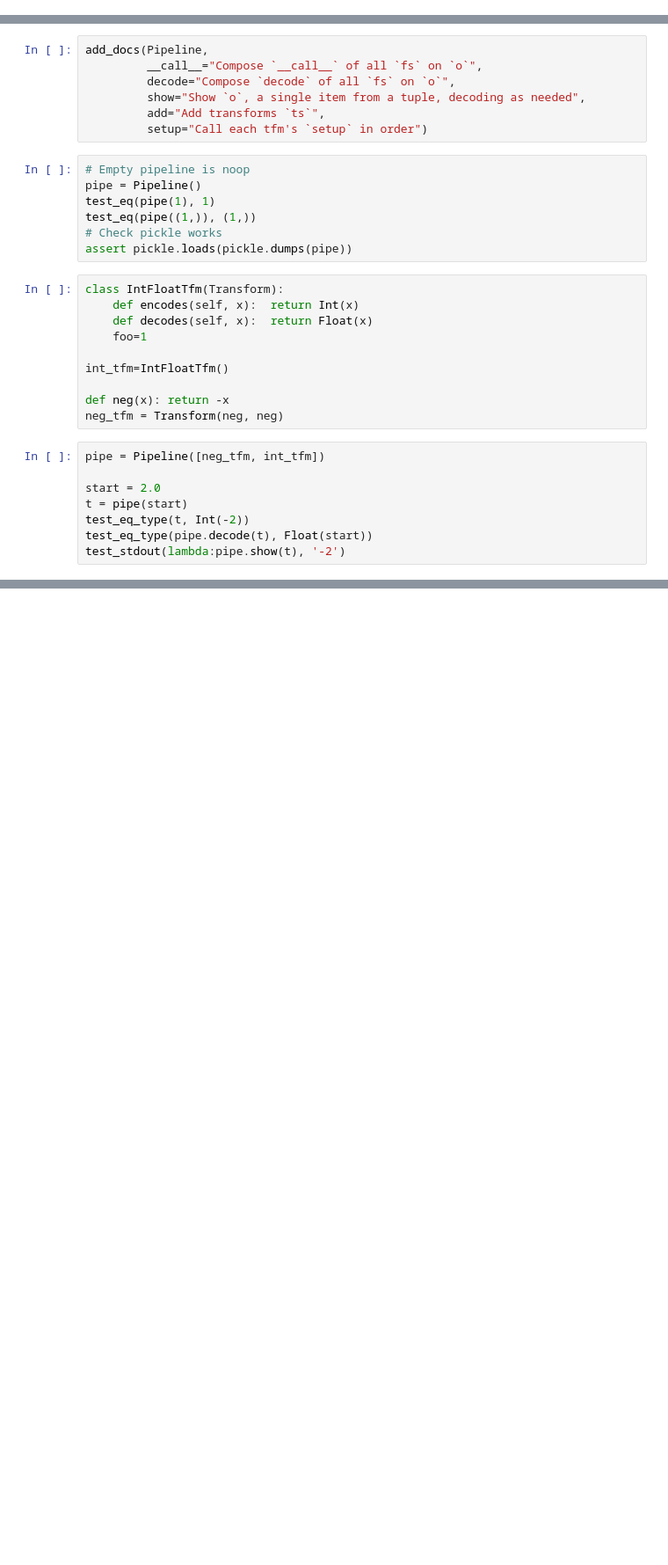
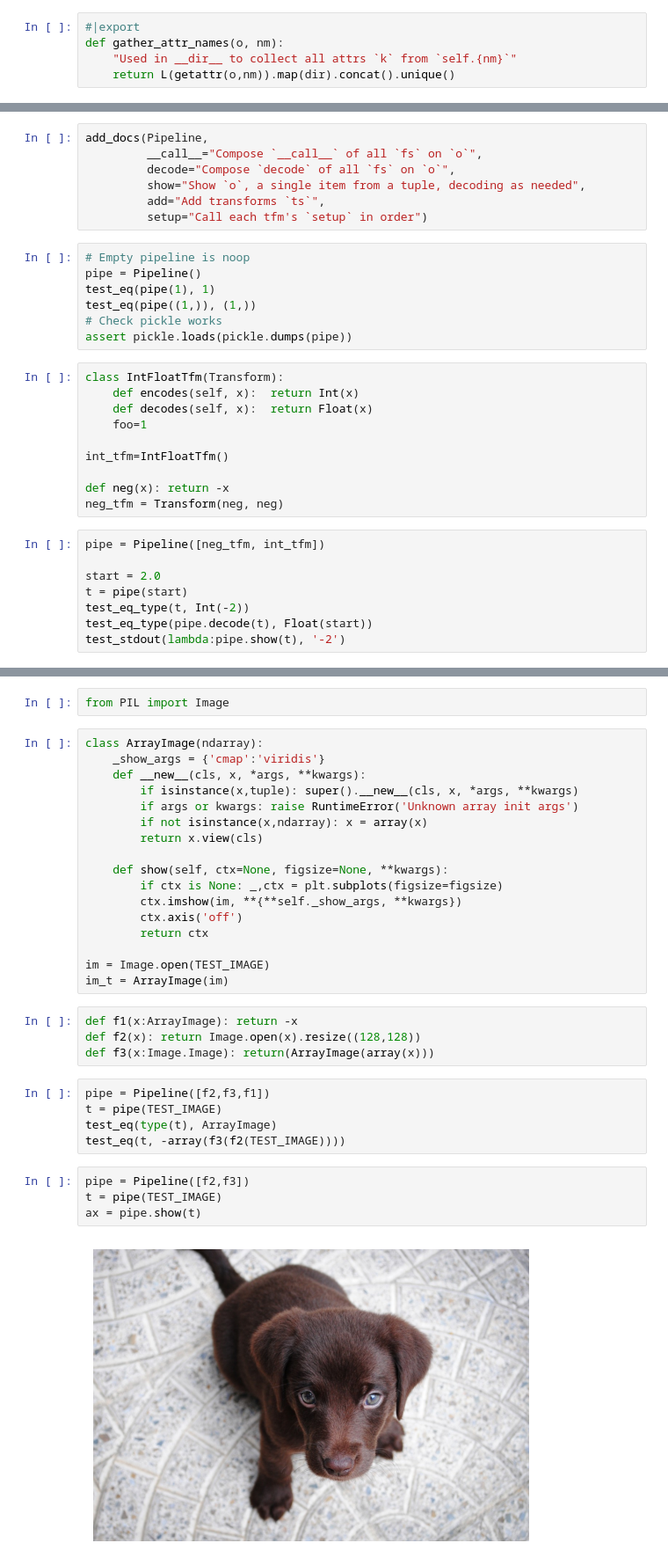
Before and after one commit to AnswerDotAI/fasttransform, a Jupyter notebook: nbs/00_core.ipynb, the cells around one changed output, grey strips where cells are left out. Shown at 88% size. Drawn from its saved outputs; the diff is of its cells as text; blank space fills up the shorter version.

```diff
--- a/nbs/00_core.ipynb
+++ b/nbs/00_core.ipynb
@@ -622,6 +632,11 @@ def gather_attrs(o, k, nm):
     res = [t for t in att.attrgot(k) if t is not None]
     if not res: raise AttributeError(k)
     return res[0] if len(res)==1 else L(res)
+# %%
+#|export
+def gather_attr_names(o, nm):
+    "Used in __dir__ to collect all attrs `k` from `self.{nm}`"
+    return L(getattr(o,nm)).map(dir).concat().unique()
 # %%
 #|export
 class Pipeline:
@@ -712,0 +783,34 @@ test_stdout(lambda:pipe.show(t), '-2')
+# %%
+from PIL import Image
+# %%
+class ArrayImage(ndarray):
+    _show_args = {'cmap':'viridis'}
+    def __new__(cls, x, *args, **kwargs):
+        if isinstance(x,tuple): super().__new__(cls, x, *args, **kwargs)
+        if args or kwargs: raise RuntimeError('Unknown array init args')
+        if not isinstance(x,ndarray): x = array(x)
+        return x.view(cls)
+
+    def show(self, ctx=None, figsize=None, **kwargs):
+        if ctx is None: _,ctx = plt.subplots(figsize=figsize)
+        ctx.imshow(im, **{**self._show_args, **kwargs})
+        ctx.axis('off')
+        return ctx
+
+im = Image.open(TEST_IMAGE)
+im_t = ArrayImage(im)
+# %%
+def f1(x:ArrayImage): return -x
+def f2(x): return Image.open(x).resize((128,128))
+def f3(x:Image.Image): return(ArrayImage(array(x)))
+# %%
+pipe = Pipeline([f2,f3,f1])
+t = pipe(TEST_IMAGE)
+test_eq(type(t), ArrayImage)
+test_eq(t, -array(f3(f2(TEST_IMAGE))))
+# %%
+pipe = Pipeline([f2,f3])
+t = pipe(TEST_IMAGE)
+ax = pipe.show(t)
+# %% [output]
+[figure, added]
```
Also changed, not shown: parts of 14 cells of this notebook, 4 other files.
